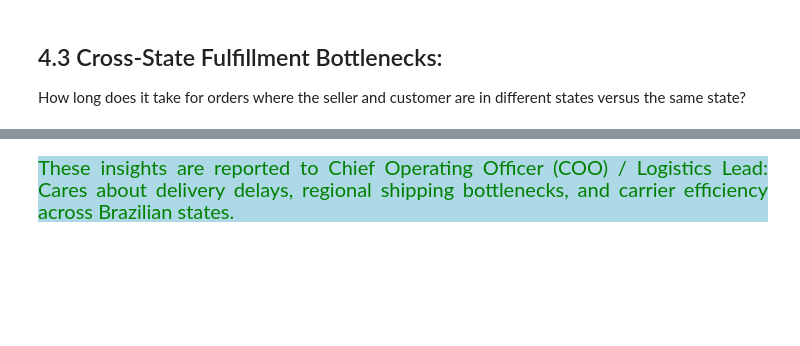
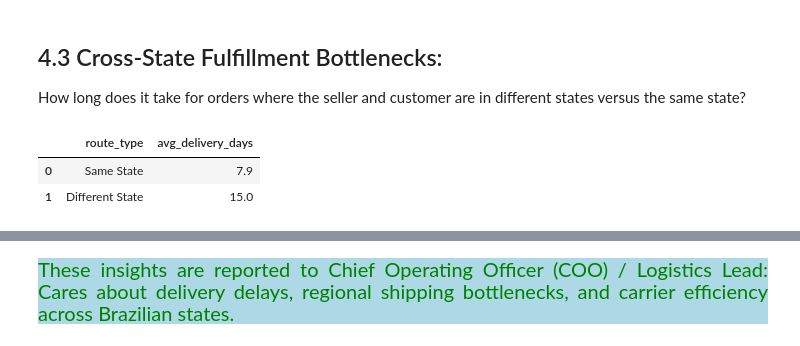
Before and after one commit to Kartika-Nidhi/Brazilian_Olist_Analysis, a Jupyter notebook: BrazilianOlist.ipynb, the cells around one changed output, grey strips where cells are left out. Saved outputs shown, nothing was run; the diff lists cells and outputs as text; code cells hidden in the pictures; blank space fills up the shorter version.

```diff
--- a/BrazilianOlist.ipynb
+++ b/BrazilianOlist.ipynb
@@ -758,3 +758,28 @@ plt.show()
 # %% [markdown]
 ## 4.3 Cross-State Fulfillment Bottlenecks:
 How long does it take for orders where the seller and customer are in different states versus the same state?
+# %%
+query = """
+SELECT
+    CASE
+        WHEN c.customer_state = s.seller_state THEN 'Same State'
+        ELSE 'Different State'
+    END AS route_type,
+    ROUND(AVG(DATEDIFF(o.order_delivered_customer_date, o.order_purchase_timestamp)), 1) AS avg_delivery_days
+FROM customers AS c
+JOIN orders AS o
+    ON c.customer_id = o.customer_id
+JOIN order_items AS ori
+    ON o.order_id = ori.order_id
+JOIN sellers AS s
+    ON ori.seller_id = s.seller_id
+WHERE o.order_delivered_customer_date IS NOT NULL
+GROUP BY route_type;
+"""
+
+data = pd.read_sql(query, engine)
+data
+# %% [output]
+|  | route_type | avg_delivery_days |
+| 0 | Same State | 7.9 |
+| 1 | Different State | 15.0 |
```
Also changed, not shown: parts of 2 cells of this notebook.
